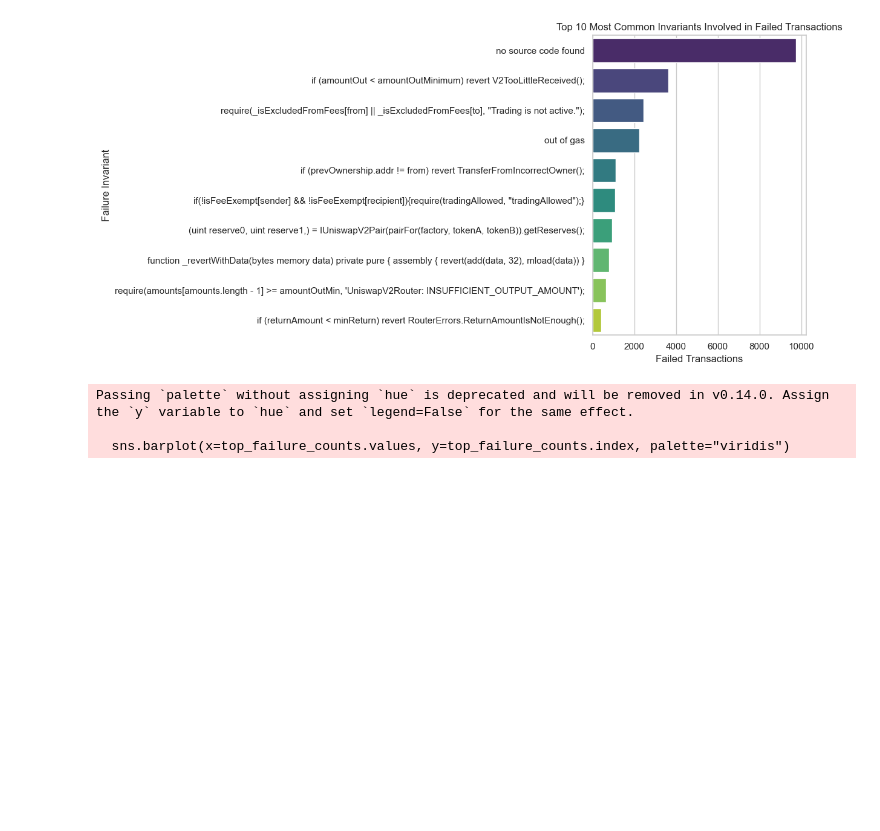
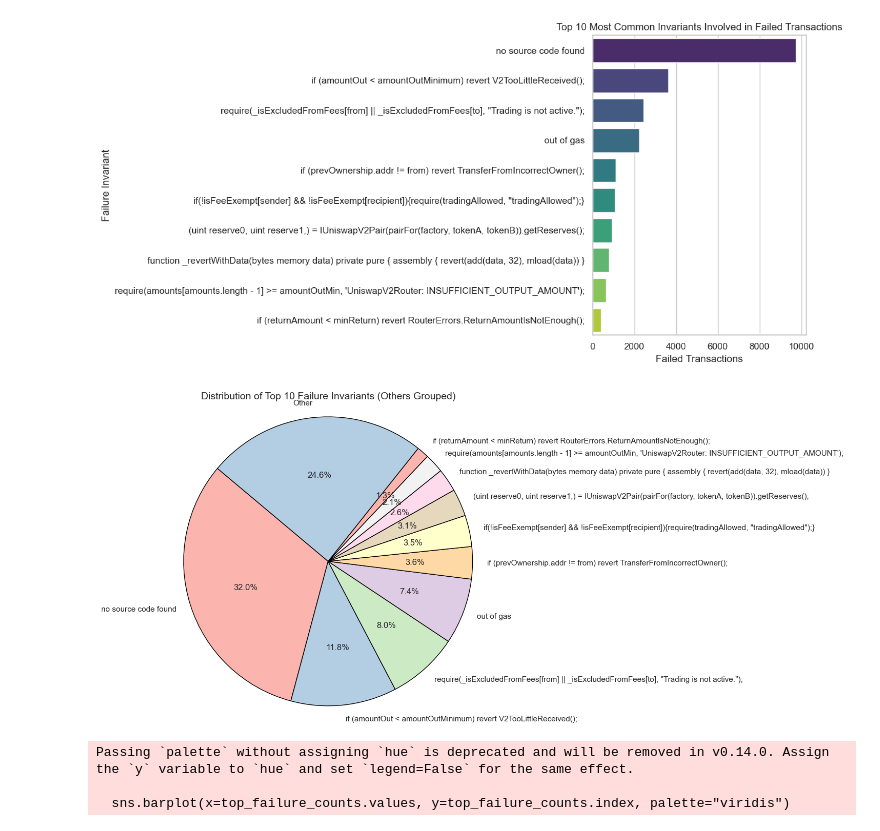
Before and after one commit to mojtaba-eshghie/Raven, a Jupyter notebook: analysis/plotting.ipynb, the cells around one changed output. Saved outputs shown, nothing was run; the diff lists cells and outputs as text; code cells hidden in the pictures; blank space fills up the shorter version.

```diff
--- a/analysis/plotting.ipynb
+++ b/analysis/plotting.ipynb
@@ -175,6 +207,42 @@ Passing `palette` without assigning `hue` is deprecated and will be removed in v
 
   sns.barplot(x='failed_count', y='failure_invariant', data=invariant_df, palette='viridis')
 [figure]
+# %%
+def plot_failure_invariants_pie(df, top_n=10):
+    """
+    Plots a pie chart of the top N failure invariants, grouping others into 'Other'.
+
+    Parameters:
+    df (pandas.DataFrame): DataFrame with a 'failure_invariant' column.
+    top_n (int): Number of top failure invariants to show individually.
+    """
+    # Count occurrences of each invariant
+    counts = df['failure_invariant'].value_counts()
+
+    # Separate top N and group the rest
+    top_counts = counts[:top_n]
+    other_count = counts[top_n:].sum()
+
+    if other_count > 0:
+        top_counts['Other'] = other_count
+
+    # Plot the pie chart
+    plt.figure(figsize=(8, 8))
+    plt.pie(
+        top_counts,
+        labels=top_counts.index,
+        autopct='%1.1f%%',
+        startangle=140,
+        colors=plt.cm.Pastel1.colors,
+        wedgeprops={'edgecolor': 'black'}
+    )
+    plt.title(f'Distribution of Top {top_n} Failure Invariants (Others Grouped)', fontsize=14)
+    plt.axis('equal')
+    plt.tight_layout()
+    plt.show()
+plot_failure_invariants_pie(df, top_n=10)
+# %% [output]
+[figure, added]
 # %%
 def failure_reason_frequency(df):
     failure_counts = df["failure_reason"].value_counts()
```
Also changed, not shown: parts of 6 cells of this notebook.
